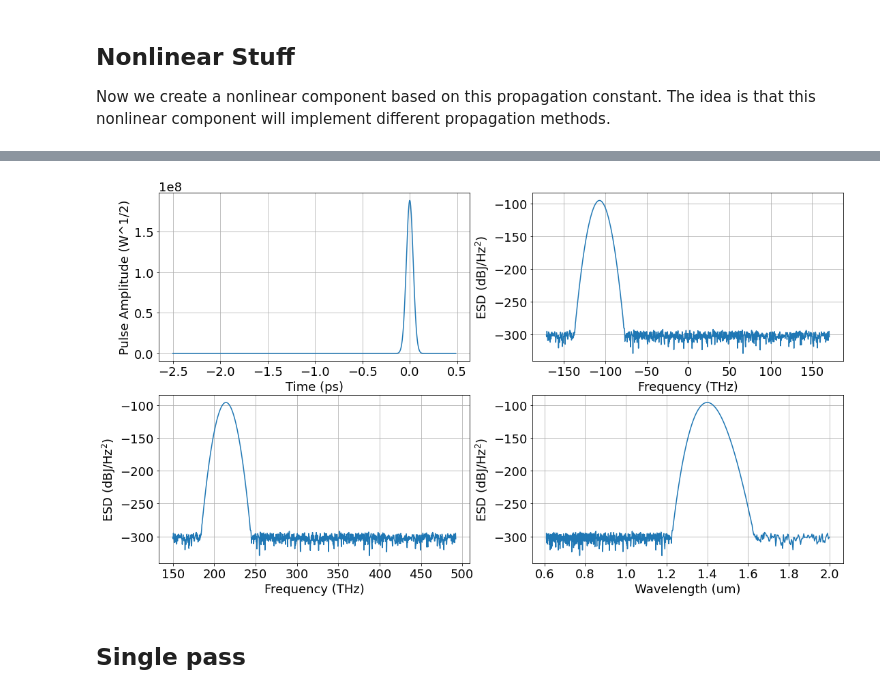
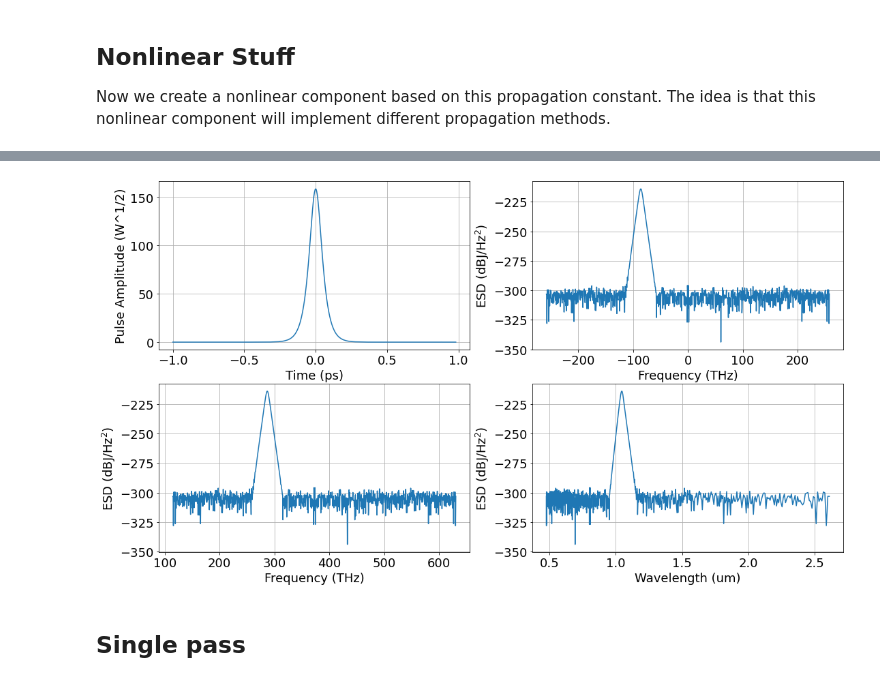
Before and after one commit to ledezmaluism/snow, a Jupyter notebook: Notebooks/NEE_test_Example3_OPO.ipynb, the cells around one changed output, grey strips where cells are left out. Drawn from its saved outputs; the diff is of its cells as text; code cells hidden in the pictures.

```diff
--- a/Notebooks/NEE_test_Example3_OPO.ipynb
+++ b/Notebooks/NEE_test_Example3_OPO.ipynb
@@ -61,8 +44,10 @@ um = 1e-6
 mm = 1e-3
 ps = 1e-12
 fs = 1e-15
+MHz = 1e6
 GHz = 1e9
 THz = 1e12
+mW = 1e-3
 # %% [markdown]
 ## Time and Frequency domain windows
 
@@ -107,7 +94,7 @@ I'll try to be consistent and use lower case variable names for absolute frequen
 In the next cell we define $f_{ref}$ as the mean frequency between the fundamental and second harmonic. We also define arrays with absolute frequencies, and find the min and max frequencies and wavelengths of our simulation. We may be interested later in knowing things at exactly the fundamental and second harmonics, so having get their indexes is useful. Finally we print everything out for verification.
 # %%
 #Reference frequency
-f_ref = (f0_ff + f0_sh)/2
+f_ref = (f_max + f_min)/2
 wl_ref = c/f_ref
 omega_ref = 2*pi*f_ref
 
@@ -121,14 +108,15 @@ wl_max = c/f_min
 wl_min = c/f_max
 
 #get the frequency indexes for fundamental and second harmonics
-f0_ff_index = np.abs(f + f_ref - f0_ff).argmin()
-f0_sh_index = np.abs(f + f_ref - f0_sh).argmin()
+f0_pump_index = np.abs(f + f_ref - f0_pump).argmin()
+f0_signal_index = np.abs(f + f_ref - f0_signal).argmin()
+f0_sh_index = np.abs(f + f_ref - 2*f0_pump).argmin()
 f_ref_index = np.abs(f).argmin()
 
-print('Fundamental wavelength = %0.1f nm' %(wl_ff/nm))
-print('SH wavelength = %0.1f nm' %(wl_sh/nm))
-print('Fundamental frequency = %0.1f THz' %(f0_ff/THz))
-print('SH frequency = %0.1f THz' %(f0_sh*1e-12))
+print('Pump wavelength = %0.1f nm' %(wl_pump/nm))
+print('Signal wavelength = %0.1f nm' %(wl_signal/nm))
+print('Pump frequency = %0.1f THz' %(f0_pump/THz))
+print('Signal frequency = %0.1f THz' %(f0_signal/THz))
 print('Simulation bandwidth = %0.1f THz' %(BW/THz))
 print('Time window size = %0.3f ps' %(Tmax/ps))
 print('Sampling Rate = %0.3f fs' %(dt/fs))
@@ -139,7 +127,8 @@ print('Minimum absolute frequency = %0.1f THz' %(f_min/THz))
 print('Maximum absolute frequency = %0.1f THz' %(f_max/THz))
 print('Minimum absolute wavelength = %0.1f nm' %(c/f_max/nm))
 print('Maximum absolute wavelength = %0.1f um' %(c/f_min/nm))
-print('Array index for fundamental = %i' %(f0_ff_index))
-print('Array index for SH = %i' %(f0_sh_index))
+print('Array index for pump = %i' %(f0_pump_index))
+print('Array index for signal = %i' %(f0_signal_index))
+print('Array index for secong harmonic = %i' %(f0_sh_index))
 print('Array index for reference = %i' %(f_ref_index))
 # %% [output]
@@ -303,36 +293,35 @@
 # %%
 #Frequency offset from reference:
-Omega_0 = 2*pi*(f0_ff - f_ref)
-
-#Peak value:
-Intensity = 10e13 #10GW/cm^2
-n = nw
-Epeak = np.sqrt(2*Intensity/(n*c*epsilon_0))
-
-#Pulse width:
-tau = 60e-15
+Omega_0 = 2*pi*(f0_pump - f_ref)
 
 #Noise floor
 noise = 0.01*np.random.normal(size=NFFT)
 
-#Pulse creation
-x = Epeak*np.exp(-2*np.log(2)*(t/tau)**2)*np.exp(1j*Omega_0*t)
+#Sech Pulse creation
+tau = 70*fs #Pulse width
+frep = 250*MHz
+average_power = 500*mW
+pulse_energy = average_power/frep
+Tp = tau/1.76
+
+x = np.sqrt(0.88*pulse_energy/tau)*sech(t/Tp)*np.exp(1j*Omega_0*t)
 x = x + noise
 pulse = nlo.pulse(t, x, wl_ref)
 
+#Plot a few things for verification
 plt.rcParams['figure.figsize'] = [18, 10]
 fig = plt.figure()
 ax1 = fig.add_subplot(221)
 ax2 = fig.add_subplot(222)
 ax3 = fig.add_subplot(223)
 ax4 = fig.add_subplot(224)
 
 ax1 = pulse.plot_mag(ax=ax1, t_unit='ps')
 ax2 = pulse.plot_ESD_dB(ax=ax2, label='ESD (dBJ/Hz$^2$)', f_unit = 'THz')
 ax3 = pulse.plot_ESD_dB_absfreq(ax=ax3, label='ESD (dBJ/Hz$^2$)', f_unit = 'THz')
 ax4 = pulse.plot_ESD_dB_vs_wavelength(ax=ax4, label='ESD (dBJ/Hz$^2$)', wl_unit='um');
 # %% [output]
-[figure, old version]
+[figure, new version]
 # %% [markdown]
 ## Single pass
 # %%
```
Also changed, not shown: parts of 22 cells of this notebook.
